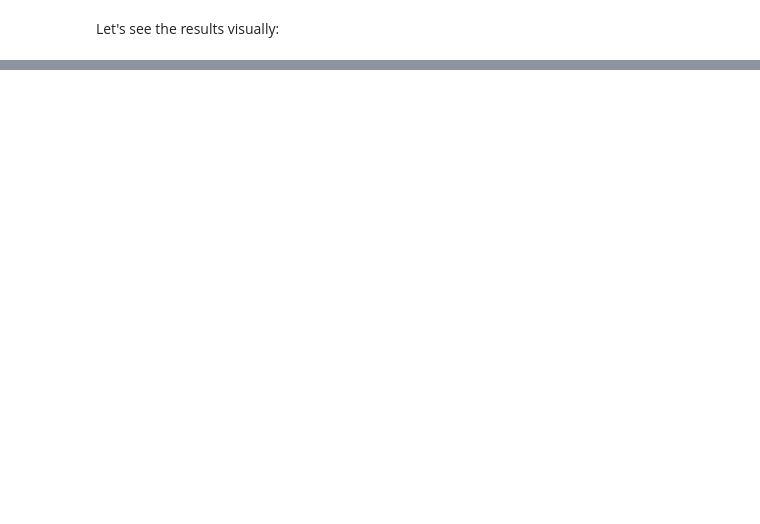
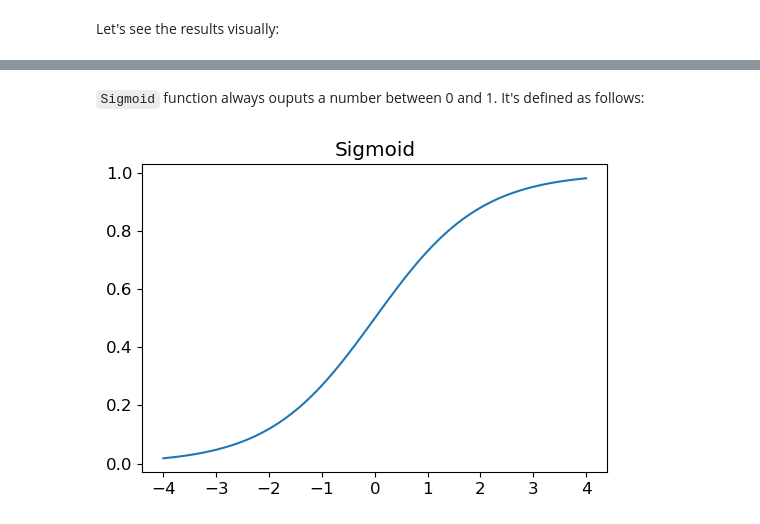
Before and after one commit to Ghaem313Ghaem/Resume, a Jupyter notebook: Artificial Intelligence/Three or Seven Digit Classifier.ipynb, the cells around one changed output, grey strips where cells are left out. Cells and saved outputs as stored; diff of their text form; code cells hidden in the pictures; blank space fills up the shorter version.

```diff
--- a/Artificial Intelligence/Three or Seven Digit Classifier.ipynb
+++ b/Artificial Intelligence/Three or Seven Digit Classifier.ipynb
@@ -664,0 +823,2 @@ plt.tight_layout()
+# %% [markdown]
+`Sigmoid` function always ouputs a number between 0 and 1. It's defined as follows:
@@ -664,0 +828,4 @@ plt.tight_layout()
+# %%
+plot_function(torch.sigmoid, title="Sigmoid", min=-4, max=4)
+# %% [output]
+[figure, added]
```
Also changed, not shown: parts of 49 cells of this notebook, 2 other files.
